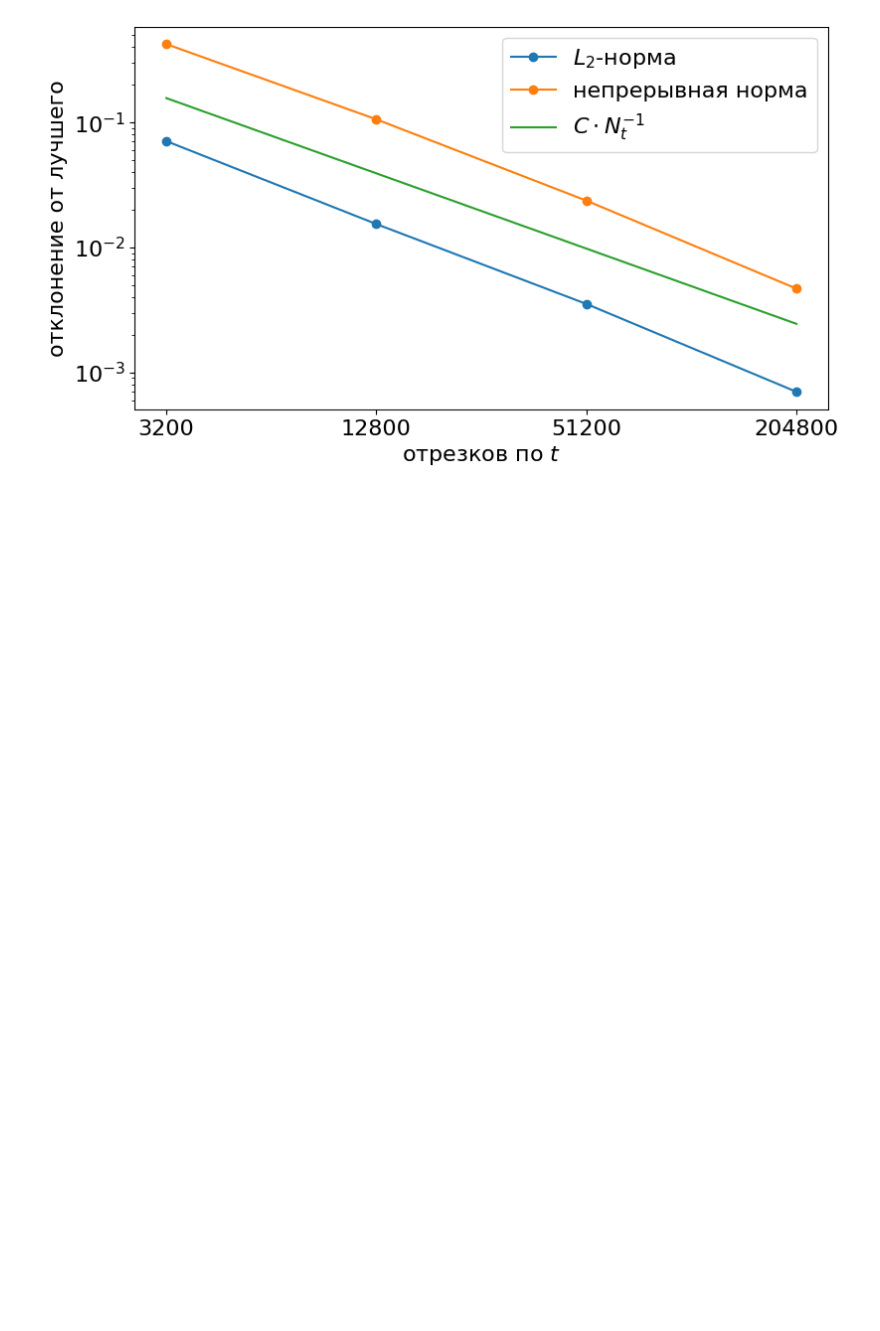
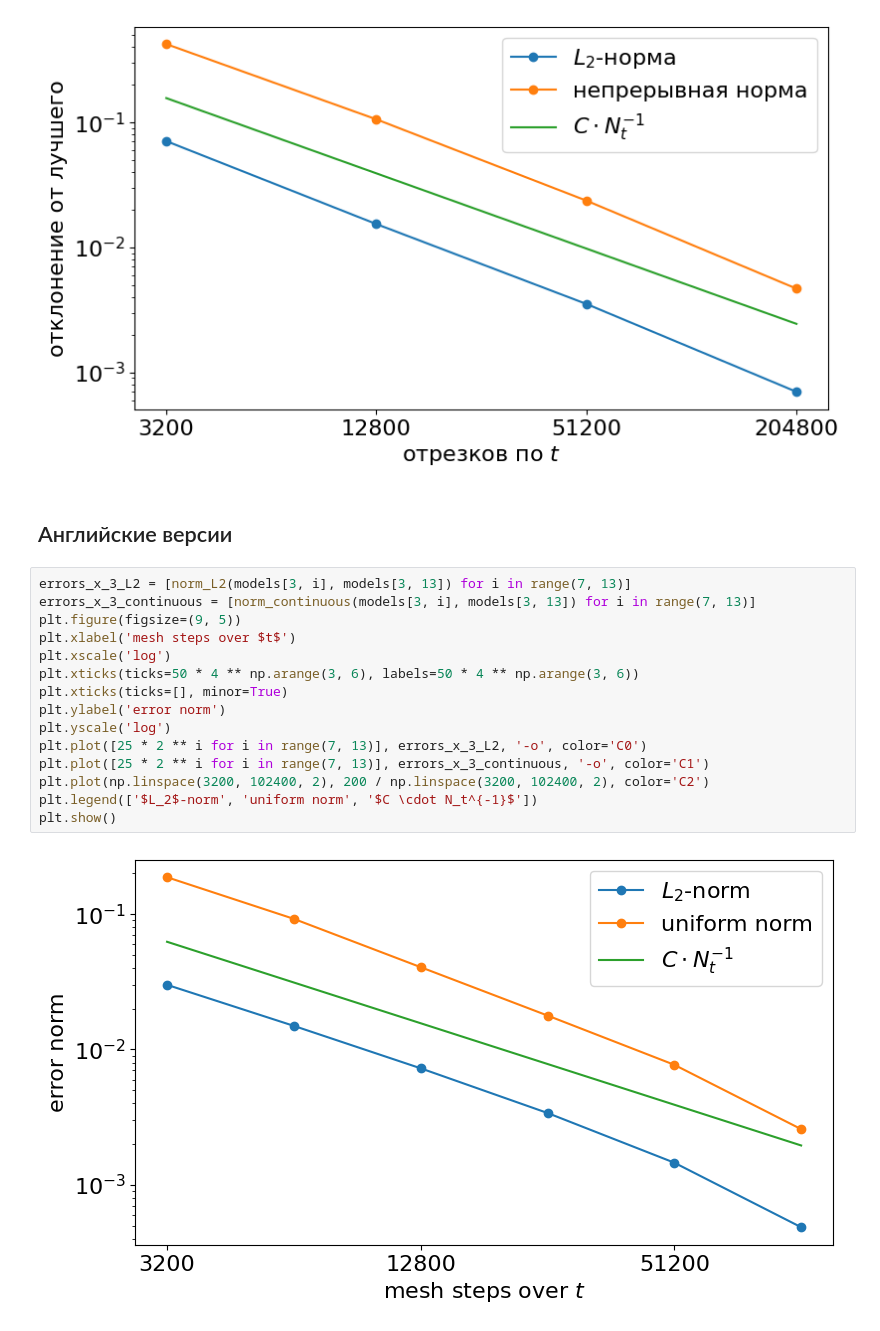
Before and after one commit to ponomarevandr/disruption, a Jupyter notebook: one_dim_problem/experiments/scheme_convergence/convergence.ipynb, the cells around one changed output. Cells and saved outputs as stored; diff of their text form; blank space fills up the shorter version.

```diff
--- a/one_dim_problem/experiments/scheme_convergence/convergence.ipynb
+++ b/one_dim_problem/experiments/scheme_convergence/convergence.ipynb
@@ -86,3 +86,22 @@ plt.legend(['$L_2$-норма', 'непрерывная норма', '$C \cdot N
 plt.show()
 # %% [output]
 [figure]
+# %% [markdown]
+## Английские версии
+# %%
+errors_x_3_L2 = [norm_L2(models[3, i], models[3, 13]) for i in range(7, 13)]
+errors_x_3_continuous = [norm_continuous(models[3, i], models[3, 13]) for i in range(7, 13)]
+plt.figure(figsize=(9, 5))
+plt.xlabel('mesh steps over $t$')
+plt.xscale('log')
+plt.xticks(ticks=50 * 4 ** np.arange(3, 6), labels=50 * 4 ** np.arange(3, 6))
+plt.xticks(ticks=[], minor=True)
+plt.ylabel('error norm')
+plt.yscale('log')
+plt.plot([25 * 2 ** i for i in range(7, 13)], errors_x_3_L2, '-o', color='C0')
+plt.plot([25 * 2 ** i for i in range(7, 13)], errors_x_3_continuous, '-o', color='C1')
+plt.plot(np.linspace(3200, 102400, 2), 200 / np.linspace(3200, 102400, 2), color='C2')
+plt.legend(['$L_2$-norm', 'uniform norm', '$C \cdot N_t^{-1}$'])
+plt.show()
+# %% [output]
+[figure, added]
```
Also changed, not shown: parts of 2 cells of this notebook, 11 other files.
